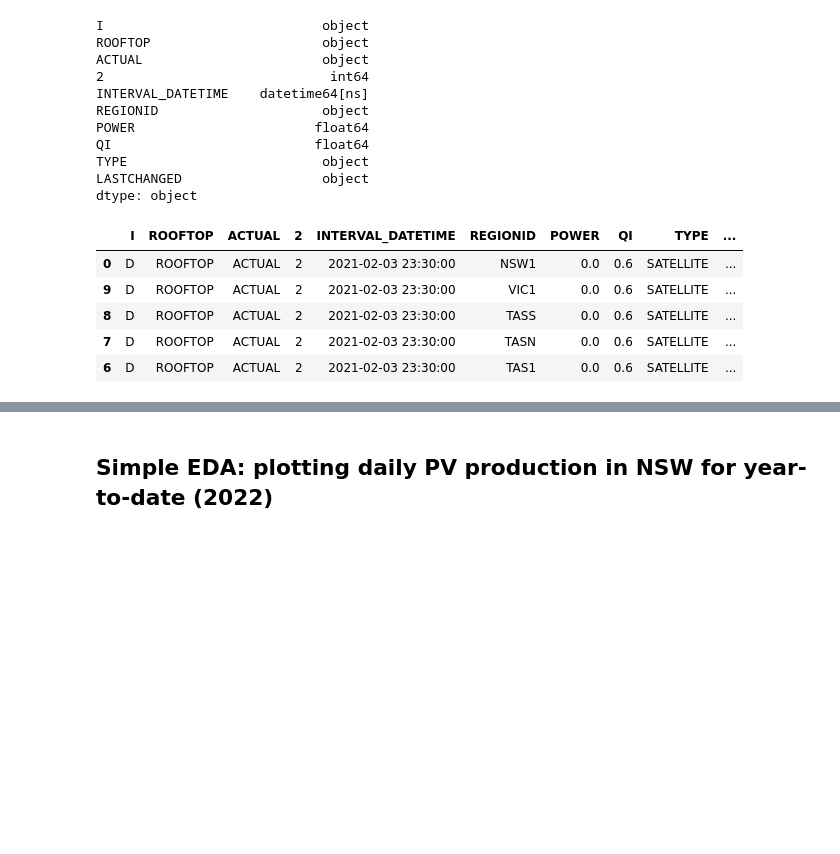
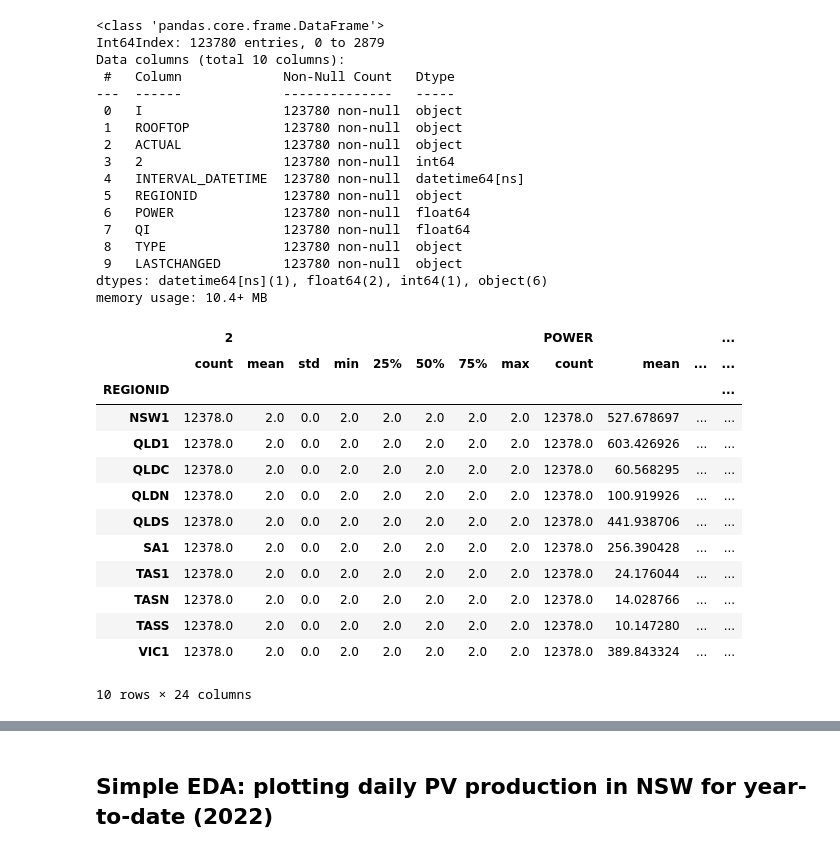
Before and after one commit to the-rahul-kumar/UNSW-Group-C-Project, a Jupyter notebook: src/Mat/rooftop_pv.ipynb, the cells around one changed output, grey strips where cells are left out. Saved outputs shown, nothing was run; the diff lists cells and outputs as text; code cells hidden in the pictures; blank space fills up the shorter version.

```diff
--- a/src/Mat/rooftop_pv.ipynb
+++ b/src/Mat/rooftop_pv.ipynb
@@ -64,23 +89,38 @@ measurement_merge_df.INTERVAL_DATETIME = pd.to_datetime(measurement_merge_df.INT
 # %%
-satellite_merge_df.dtypes
+satellite_merge_df.info()
 # %% [output]
-I                            object
-ROOFTOP                      object
-ACTUAL                       object
-2                             int64
-INTERVAL_DATETIME    datetime64[ns]
-REGIONID                     object
-POWER                       float64
-QI                          float64
-TYPE                         object
-LASTCHANGED                  object
-dtype: object
+<class 'pandas.core.frame.DataFrame'>
+Int64Index: 123780 entries, 0 to 2879
+Data columns (total 10 columns):
+ #   Column             Non-Null Count   Dtype
+---  ------             --------------   -----
+ 0   I                  123780 non-null  object
+ 1   ROOFTOP            123780 non-null  object
+ 2   ACTUAL             123780 non-null  object
+ 3   2                  123780 non-null  int64
+ 4   INTERVAL_DATETIME  123780 non-null  datetime64[ns]
+ 5   REGIONID           123780 non-null  object
+ 6   POWER              123780 non-null  float64
+ 7   QI                 123780 non-null  float64
+ 8   TYPE               123780 non-null  object
+ 9   LASTCHANGED        123780 non-null  object
+dtypes: datetime64[ns](1), float64(2), int64(1), object(6)
+memory usage: 10.4+ MB
-# %%
-satellite_merge_df.head(5)
-# %% [output]
-|  | I | ROOFTOP | ACTUAL | 2 | INTERVAL_DATETIME | REGIONID | POWER | QI | TYPE | ... |
-| 0 | D | ROOFTOP | ACTUAL | 2 | 2021-02-03 23:30:00 | NSW1 | 0.0 | 0.6 | SATELLITE | ... |
-| 9 | D | ROOFTOP | ACTUAL | 2 | 2021-02-03 23:30:00 | VIC1 | 0.0 | 0.6 | SATELLITE | ... |
-| 8 | D | ROOFTOP | ACTUAL | 2 | 2021-02-03 23:30:00 | TASS | 0.0 | 0.6 | SATELLITE | ... |
-| 7 | D | ROOFTOP | ACTUAL | 2 | 2021-02-03 23:30:00 | TASN | 0.0 | 0.6 | SATELLITE | ... |
-| 6 | D | ROOFTOP | ACTUAL | 2 | 2021-02-03 23:30:00 | TAS1 | 0.0 | 0.6 | SATELLITE | ... |
+# %%
+
+satellite_merge_df.groupby(['REGIONID']).describe()
+# %% [output]
+|  | 2 |  |  |  |  |  |  |  | POWER |  |  | ... |
+|  | count | mean | std | min | 25% | 50% | 75% | max | count | mean | ... | ... |
+| REGIONID |  |  |  |  |  |  |  |  |  |  |  | ... |
+| NSW1 | 12378.0 | 2.0 | 0.0 | 2.0 | 2.0 | 2.0 | 2.0 | 2.0 | 12378.0 | 527.678697 | ... | ... |
+| QLD1 | 12378.0 | 2.0 | 0.0 | 2.0 | 2.0 | 2.0 | 2.0 | 2.0 | 12378.0 | 603.426926 | ... | ... |
+| QLDC | 12378.0 | 2.0 | 0.0 | 2.0 | 2.0 | 2.0 | 2.0 | 2.0 | 12378.0 | 60.568295 | ... | ... |
+| QLDN | 12378.0 | 2.0 | 0.0 | 2.0 | 2.0 | 2.0 | 2.0 | 2.0 | 12378.0 | 100.919926 | ... | ... |
+| QLDS | 12378.0 | 2.0 | 0.0 | 2.0 | 2.0 | 2.0 | 2.0 | 2.0 | 12378.0 | 441.938706 | ... | ... |
+| SA1 | 12378.0 | 2.0 | 0.0 | 2.0 | 2.0 | 2.0 | 2.0 | 2.0 | 12378.0 | 256.390428 | ... | ... |
+| TAS1 | 12378.0 | 2.0 | 0.0 | 2.0 | 2.0 | 2.0 | 2.0 | 2.0 | 12378.0 | 24.176044 | ... | ... |
+| TASN | 12378.0 | 2.0 | 0.0 | 2.0 | 2.0 | 2.0 | 2.0 | 2.0 | 12378.0 | 14.028766 | ... | ... |
+| TASS | 12378.0 | 2.0 | 0.0 | 2.0 | 2.0 | 2.0 | 2.0 | 2.0 | 12378.0 | 10.147280 | ... | ... |
+| VIC1 | 12378.0 | 2.0 | 0.0 | 2.0 | 2.0 | 2.0 | 2.0 | 2.0 | 12378.0 | 389.843324 | ... | ... |
+10 rows × 24 columns
```
Also changed, not shown: parts of 6 cells of this notebook.
